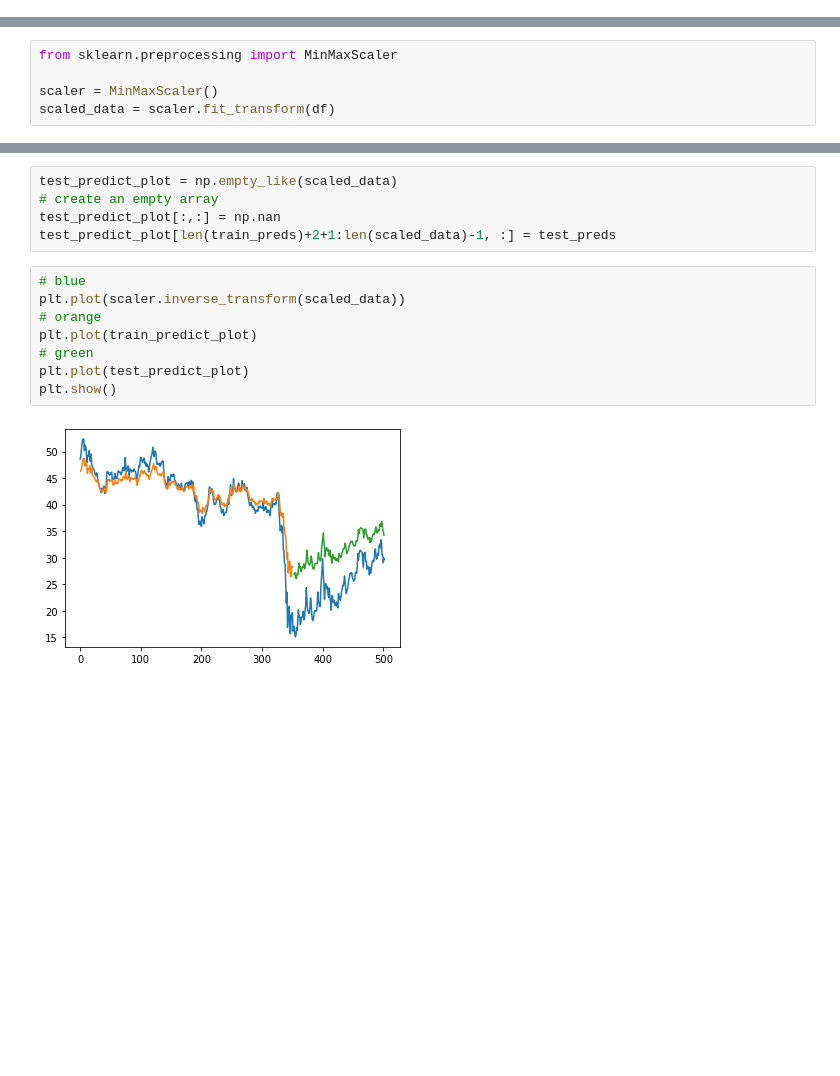
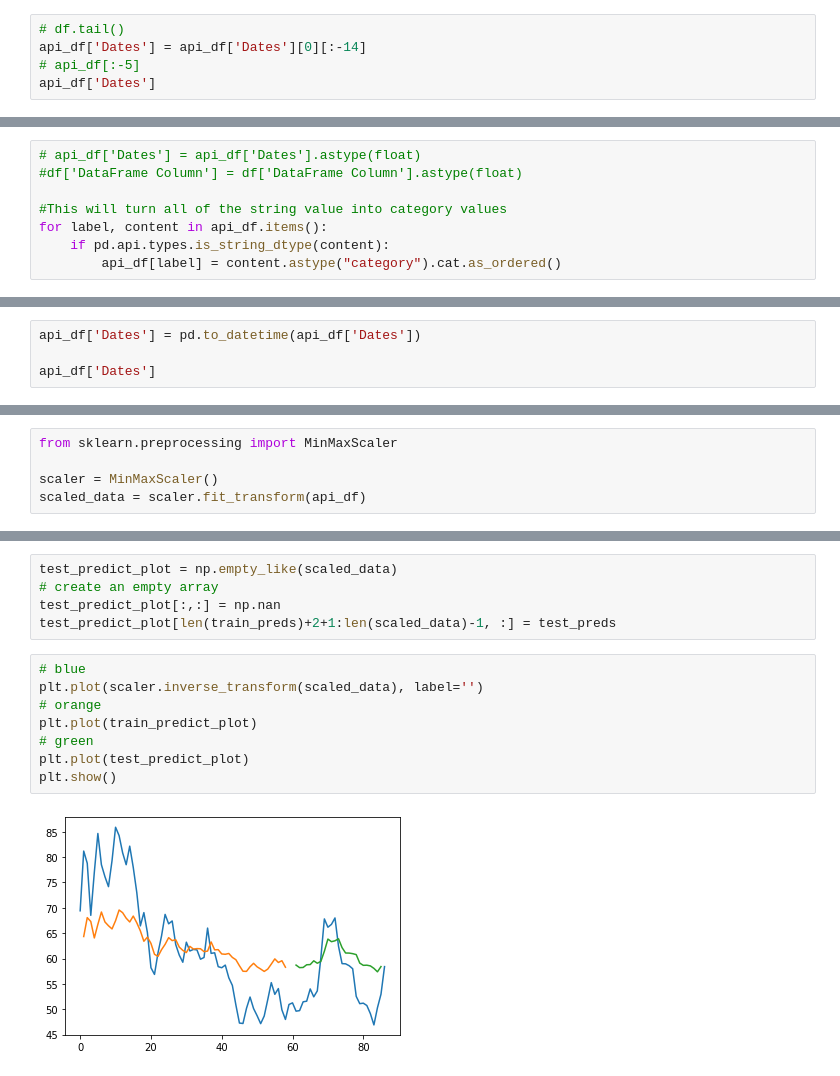
Before and after one commit to Andre-Williams22/Time-Series-Analysis, a Jupyter notebook: Jupyter-Notebooks/Complex Keras LSTM Stock Prediction.ipynb, the cells around one changed output, grey strips where cells are left out. Saved outputs shown, nothing was run; the diff lists cells and outputs as text; blank space fills up the shorter version.

```diff
--- a/Jupyter-Notebooks/Complex Keras LSTM Stock Prediction.ipynb
+++ b/Jupyter-Notebooks/Complex Keras LSTM Stock Prediction.ipynb
@@ -129,0 +160,5 @@ df.tail()
+# %%
+# df.tail()
+api_df['Dates'] = api_df['Dates'][0][:-14]
+# api_df[:-5]
+api_df['Dates']
@@ -138,0 +180,8 @@ plt.show()
+# %%
+# api_df['Dates'] = api_df['Dates'].astype(float)
+#df['DataFrame Column'] = df['DataFrame Column'].astype(float)
+
+#This will turn all of the string value into category values
+for label, content in api_df.items():
+    if pd.api.types.is_string_dtype(content):
+        api_df[label] = content.astype("category").cat.as_ordered()
@@ -138,0 +206,4 @@ plt.show()
+# %%
+api_df['Dates'] = pd.to_datetime(api_df['Dates'])
+
+api_df['Dates']
@@ -142,4 +227,4 @@ plt.show()
 from sklearn.preprocessing import MinMaxScaler
 
 scaler = MinMaxScaler()
-scaled_data = scaler.fit_transform(df)
+scaled_data = scaler.fit_transform(api_df)
@@ -310,11 +415,11 @@ test_predict_plot[:,:] = np.nan
 test_predict_plot[len(train_preds)+2+1:len(scaled_data)-1, :] = test_preds
 # %%
 # blue
-plt.plot(scaler.inverse_transform(scaled_data))
+plt.plot(scaler.inverse_transform(scaled_data), label='')
 # orange
 plt.plot(train_predict_plot)
 # green
 plt.plot(test_predict_plot)
 plt.show()
 # %% [output]
-[figure, old version]
+[figure, new version]
```
Also changed, not shown: parts of 30 cells of this notebook, 3 other files.
